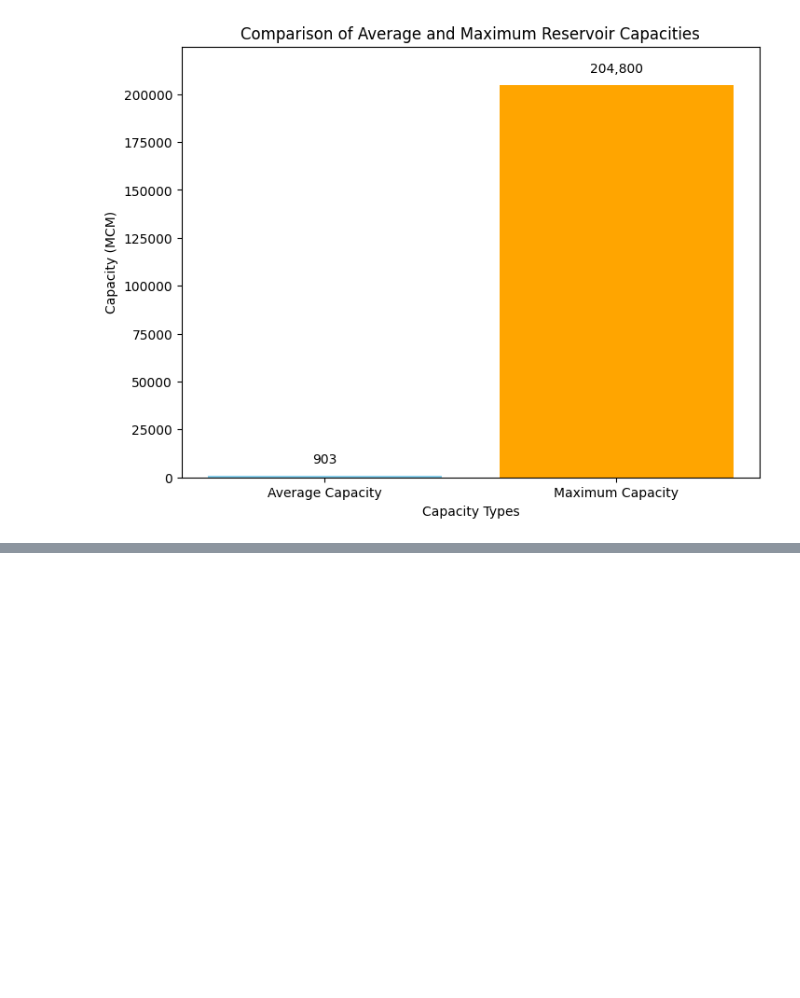
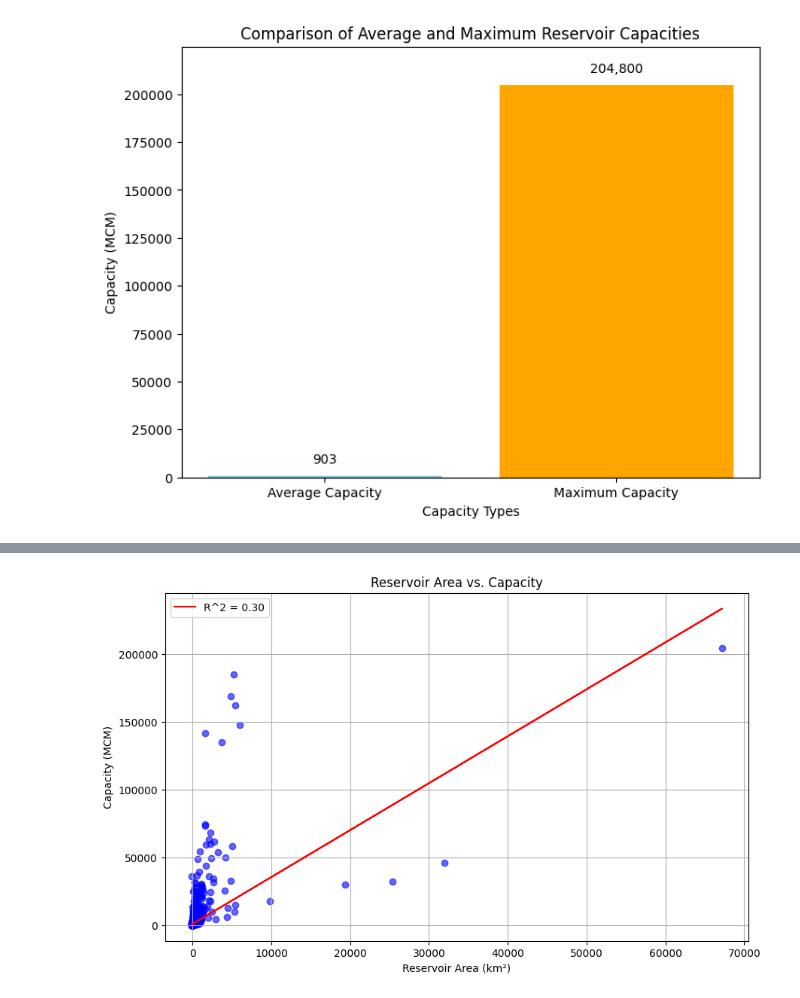
Before and after one commit to typ1ca1/Project_2_DS220, a Jupyter notebook: pyProject2.ipynb, the cells around one changed output, grey strips where cells are left out. Drawn from its saved outputs; the diff is of its cells as text; code cells hidden in the pictures; blank space fills up the shorter version.

```diff
--- a/pyProject2.ipynb
+++ b/pyProject2.ipynb
@@ -275,0 +308,16 @@ plt.show()
+# %%
+from scipy.stats import linregress
+
+# Scatter plot with a regression line
+plt.figure(figsize=(10, 6))
+plt.scatter(df["Reservoir_Area_km2"], df["Capacity_MCM"], alpha=0.6, color="blue")
+slope, intercept, r_value, p_value, std_err = linregress(df["Reservoir_Area_km2"], df["Capacity_MCM"])
+plt.plot(df["Reservoir_Area_km2"], slope * df["Reservoir_Area_km2"] + intercept, color="red", label=f"R^2 = {r_value**2:.2f}")
+plt.title("Reservoir Area vs. Capacity")
+plt.xlabel("Reservoir Area (km²)")
+plt.ylabel("Capacity (MCM)")
+plt.legend()
+plt.grid(True)
+plt.show()
+# %% [output]
+[figure, added]
```
Also changed, not shown: parts of 14 cells of this notebook.
